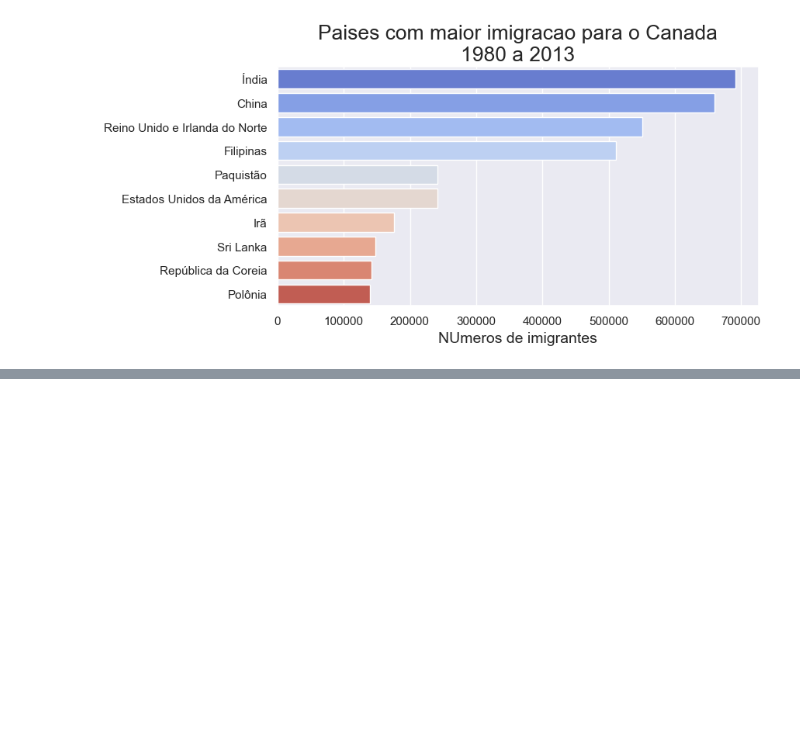
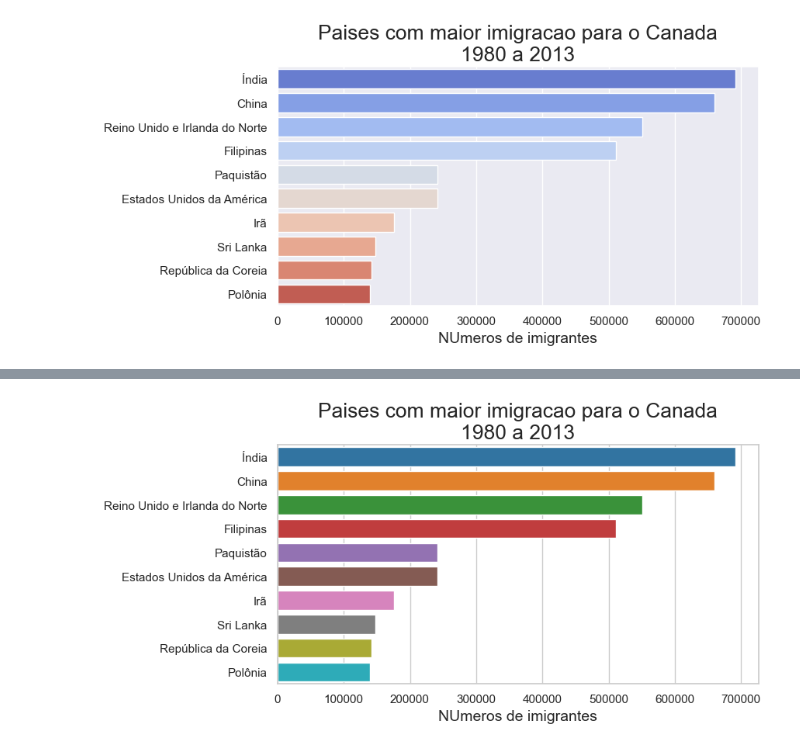
Before and after one commit to th1ago/Data_Science, a Jupyter notebook: Data Visualization/Analise_de_tendencias_de_imigracao_Brasil.ipynb, the cells around one changed output, grey strips where cells are left out. Cells and saved outputs as stored; diff of their text form; code cells hidden in the pictures; blank space fills up the shorter version.

```diff
--- a/Data Visualization/Analise_de_tendencias_de_imigracao_Brasil.ipynb
+++ b/Data Visualization/Analise_de_tendencias_de_imigracao_Brasil.ipynb
@@ -422,0 +435,6 @@ gerar_grafico_paleta('coolwarm')
+# %%
+# fundo minimalista
+sns.set_theme(style='whitegrid')
+gerar_grafico_paleta('tab10')
+# %% [output]
+[figure, added]
```
Also changed, not shown: parts of 6 cells of this notebook.
